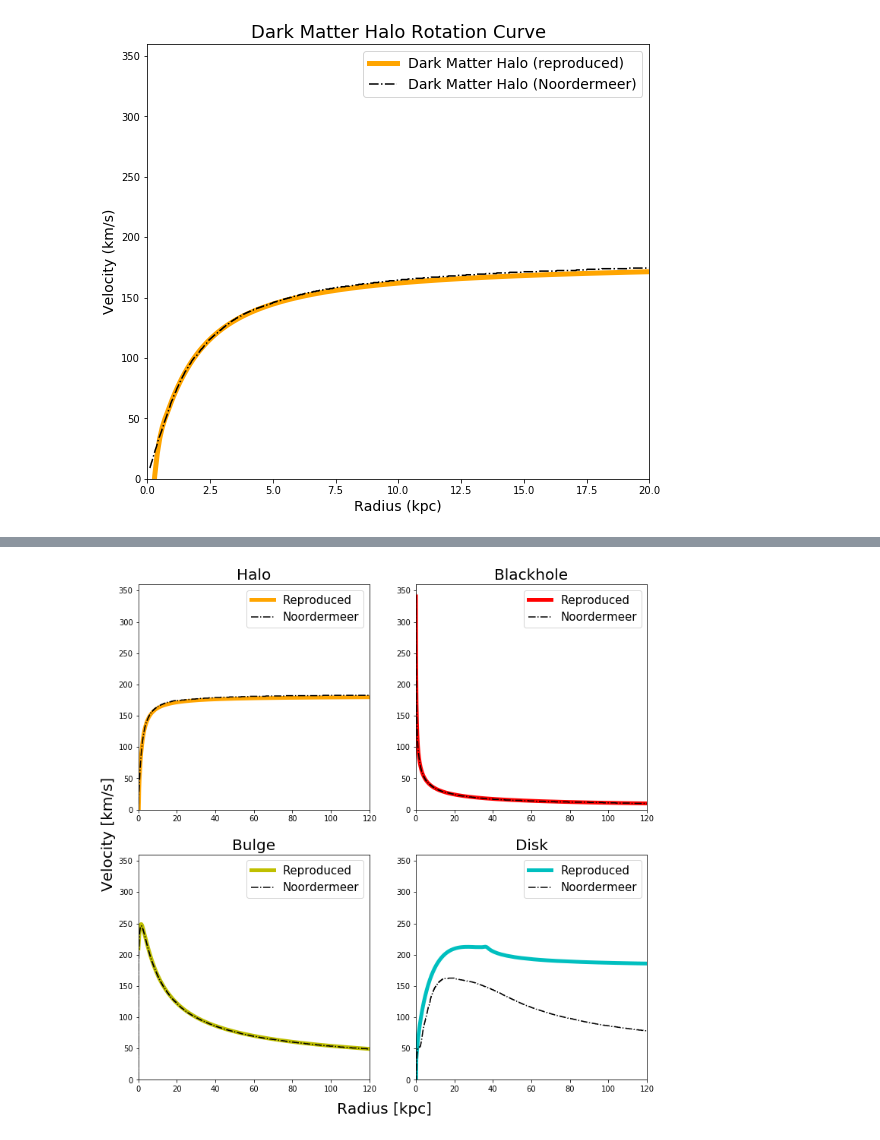
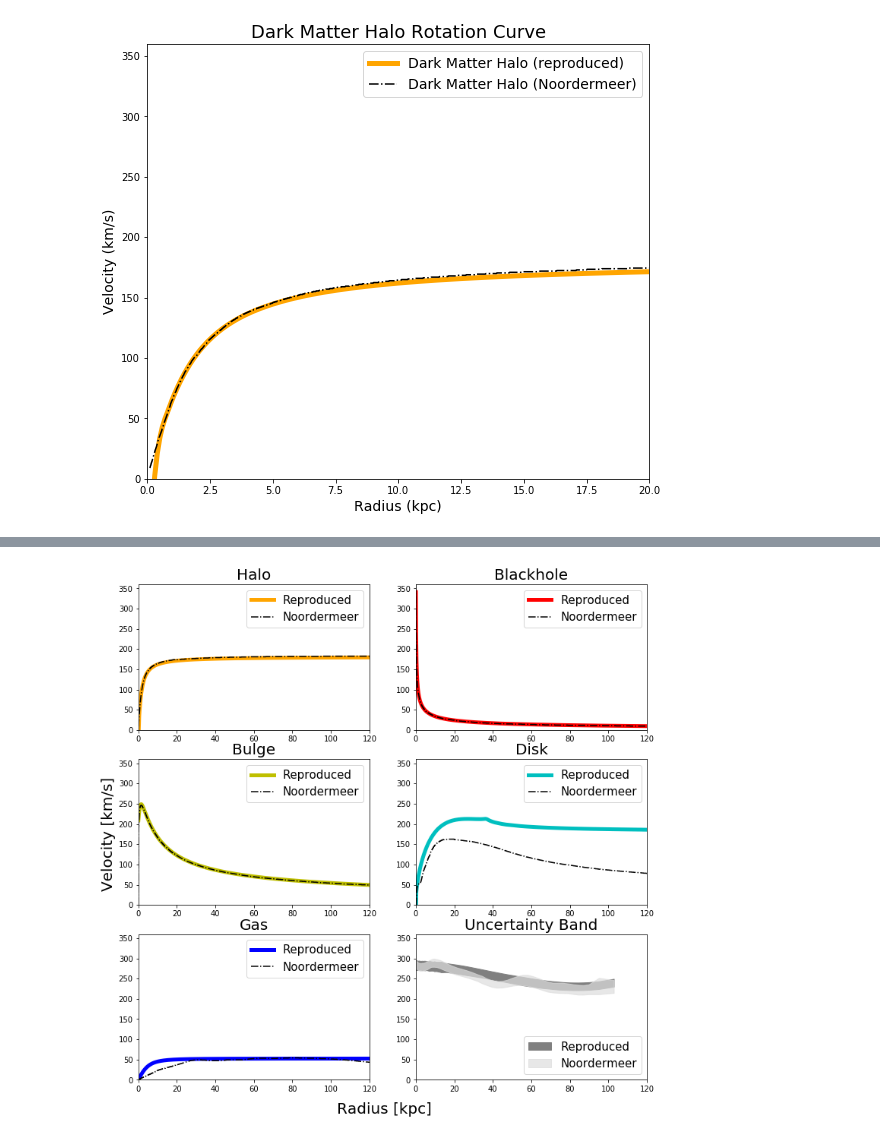
Before and after one commit to villano-lab/grav_project, a Jupyter notebook: fitting/paper_figures.ipynb, the cells around one changed output, grey strips where cells are left out. Drawn from its saved outputs; the diff is of its cells as text; code cells hidden in the pictures.

```diff
--- a/fitting/paper_figures.ipynb
+++ b/fitting/paper_figures.ipynb
@@ -118,7 +207,25 @@ v_d_nord = np.asarray(data_disk_nord['yy'])
+# %%
+#gas (noordermeer)
+data_gas = dp.getXYdata('data/final/nord-120kpc-gas.txt')
+
+# Gas
+# convert to numpy arrays
+r_gas = np.asarray(data_gas['xx'])
+v_gas = np.asarray(data_gas['yy'])
+
+#reproduced:
+c0 = 6                      #concentration parameter
+A = 30                      #centroid velocity amplitude (km/s)
+p = 1                       #This parameter was fixed at p = 1, which corresponds to an asymptotically flat rotation curve at large radii
+
+def v(r):
+    return A*r / ((r**2 + c0**2)**(p/2))
+
+g_v1 = np.vectorize(v)
 # %%
 #x = np.linspace(0,10,100)
 #y = 3*x
-fig, axs = plt.subplots(2,2,figsize=(12,12))
+fig, axs = plt.subplots(3,2,figsize=(12,12))
 #fig, axs = plt.subplots(2, 2)
 
 ax1 = axs[0, 0]
@@ -139,32 +246,51 @@ ax3.plot(r_b_nord, v_b_nord, color='k', linestyle='-.', label='Noordermeer')
 ax3.legend(loc="upper right", prop={'size': 15})
 ax3.set_title('Bulge', size=20)
 
 ax4 = axs[1,1]
 ax4.plot(rval,nf.d_v(rval,load=True),color='c',label='Reproduced',linewidth=5)
 ax4.plot(r_d_nord, v_d_nord, color='k', linestyle='-.', label='Noordermeer')
 ax4.legend(loc="upper right", prop={'size': 15})
 ax4.set_title('Disk', size=20)
 
 
+
+
+
+ax5 = axs[2,1]
+plt.fill_between(r_dat,zgreyb_below,zgreyb_above,color='gray', label='Reproduced')
+plt.fill_between(r_dat,greyb_bottom(r_dat),greyb_top(r_dat),color='#dddddd', label='Noordermeer', alpha=0.7)
+#plt.errorbar(r_dat,v_dat,yerr=v_err1,fmt='ko')    #data points
+ax5.legend(loc="lower right", prop={'size': 15})
+ax5.set_title('Uncertainty Band', size=20)
+
+ax6 = axs[2,0]
+#plt.errorbar(r_dat,v_dat,yerr=v_err1,fmt='bo',label='Data')
+ax6.plot(rval, 1.75*g_v1(rval),color='blue',label='Reproduced',linewidth=5)
+ax6.plot(r_gas, v_gas, color='k', linestyle='-.', label='Noordermeer')
+#ax6.set_ylim([0, 100])
+ax6.legend(loc="upper right", prop={'size': 15})
+ax6.set_title('Gas', size=20)
+
+
 #xs[0, 0].plot
 #axs[0, 0].set_title('Axis [0,0]')
 #axs[0, 1].plot(x, y, 'tab:orange')
 #axs[0, 1].set_title('Axis [0,1]')
 #axs[1, 0].plot(x, -y, 'tab:green')
 #axs[1, 0].set_title('Axis [1,0]')
 #axs[1, 1].plot(x, -y, 'tab:red')
 #axs[1, 1].set_title('Axis [1,1]')
 
 fig.text(0.5, 0.08, 'Radius [kpc]', ha='center', va='center',fontsize=20)
 fig.text(0.08, 0.5, 'Velocity [km/s]', ha='center', va='center', rotation='vertical',fontsize=20)
 for ax in axs.flat:  #for loop for easier organization; helpful if many supblots
     #ax1.set(xlabel='x-dfdf', ylabel='y-dfdsf')
    # ax.set(xlabel='radius [kpc]', ylabel='Velocity [km/s]')
     ax.set_xlim([0, 120])
     ax.set_ylim([0, 360])
 
 # Hide x labels and tick labels for top plots and y ticks for right plots.
 
-plt.savefig('Reproducibility_Paper_Figures/4component_comparison.png')
+plt.savefig('Reproducibility_Paper_Figures/components_comparison.png')
 # %% [output]
-[figure, old version]
+[figure, new version]
```
Also changed, not shown: parts of 6 cells of this notebook.
